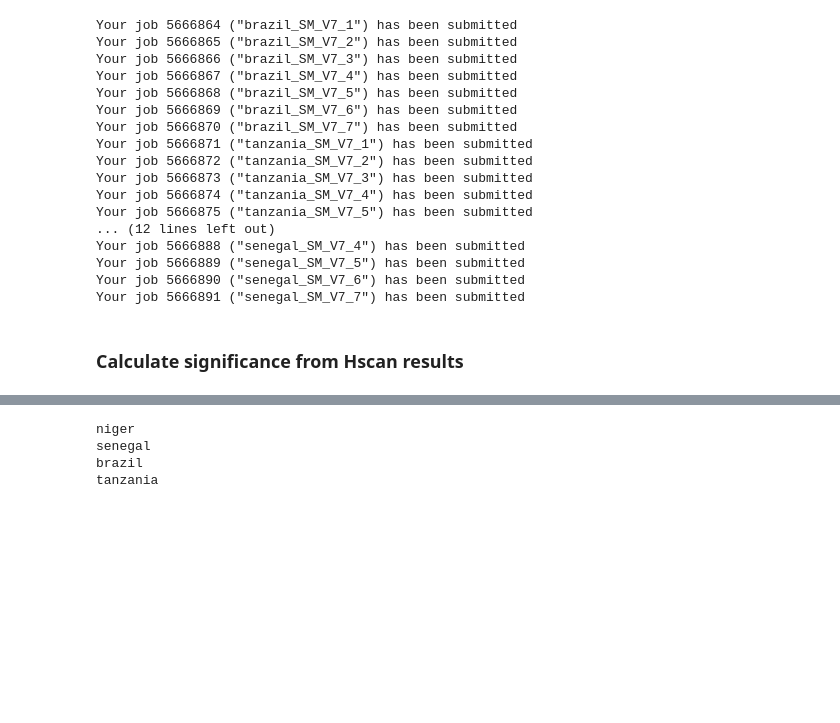
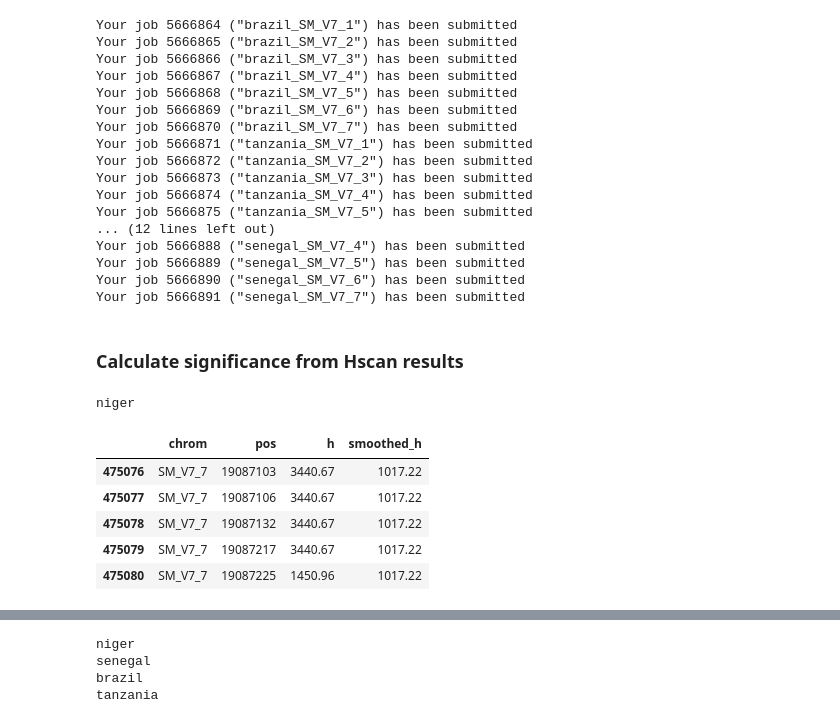
Before and after one commit to nealplatt/sch_man_nwinvasion, a Jupyter notebook: notebooks/reconciling_selection.ipynb, the cells around one changed output, grey strips where cells are left out. Drawn from its saved outputs; the diff is of its cells as text; code cells hidden in the pictures; blank space fills up the shorter version.

```diff
--- a/notebooks/reconciling_selection.ipynb
+++ b/notebooks/reconciling_selection.ipynb
@@ -210,0 +223,54 @@ Your job 5666891 ("senegal_SM_V7_7") has been submitted
+# %%
+#cycle through each population to calculate generate csv file with H scores, pvalues etc.
+for pop in ["niger", "senegal", "brazil", "tanzania"]:
+    print(pop)
+
+    #make sure lists are clean
+    chrom_s=[]
+    pos_s=[]
+    h_s=[]
+    smoothed_h_s=np.array([])
+
+    #read all the hscan output for the population into lists for chrom, h, and pos
+    for i in range(1,8):
+        tmp_chr_h_s=[]
+
+        chrom = "SM_V7_{}".format(i)
+
+        with open("results/hscan/{}/{}_{}.hscan-out".format(pop, chrom, pop), 'r') as hscan_file:
+            #skip the header line
+            next(hscan_file)
+
+            for calc in hscan_file:
+
+                pos, h = calc.rstrip().split("\t")
+
+                chrom_s.append(chrom)
+                tmp_chr_h_s.append(h)
+                h_s.append(h)
+                pos_s.append(pos)
+
+        #smooth the h_s for this chromosome and add to an array
+        smoothed_h=scipy.signal.medfilt(np.array(tmp_chr_h_s).astype(float), window)
+        smoothed_h_s=np.append(smoothed_h_s, smoothed_h)
+
+    #convert the lists to numpy arrays
+    chrom_s=np.array(chrom_s)
+    pos_s=np.array(pos_s)
+    h_s=np.array(h_s).astype(np.float)
+
+    #now add all info to a data table
+    columns = ["chrom", "pos", "h", "smoothed_h"]
+    df = pd.DataFrame(data = [chrom_s, pos_s, h_s, smoothed_h_s]).T
+    df.columns=columns
+# %% [output]
+niger
+# %%
+df.tail()
+# %% [output]
+|  | chrom | pos | h | smoothed_h |
+| 475076 | SM_V7_7 | 19087103 | 3440.67 | 1017.22 |
+| 475077 | SM_V7_7 | 19087106 | 3440.67 | 1017.22 |
+| 475078 | SM_V7_7 | 19087132 | 3440.67 | 1017.22 |
+| 475079 | SM_V7_7 | 19087217 | 3440.67 | 1017.22 |
+| 475080 | SM_V7_7 | 19087225 | 1450.96 | 1017.22 |
```
Also changed, not shown: parts of 20 cells of this notebook.
